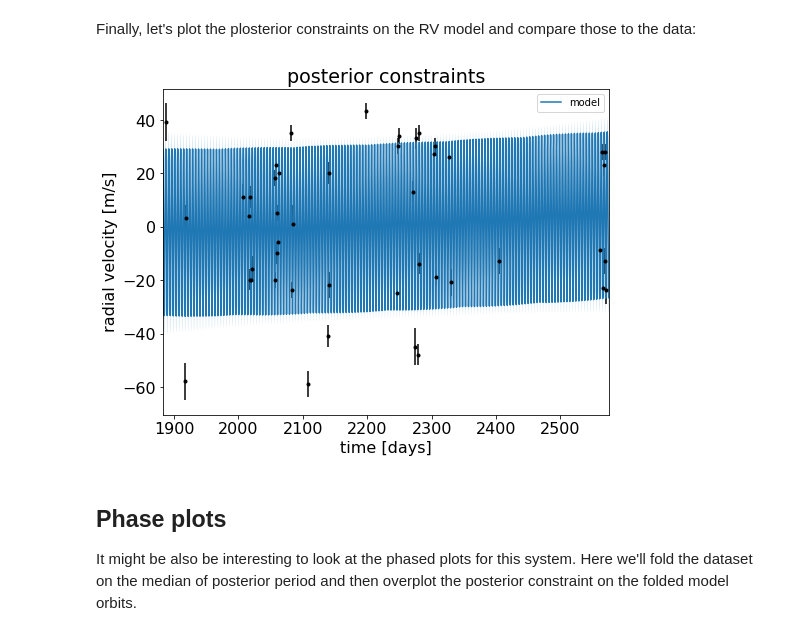
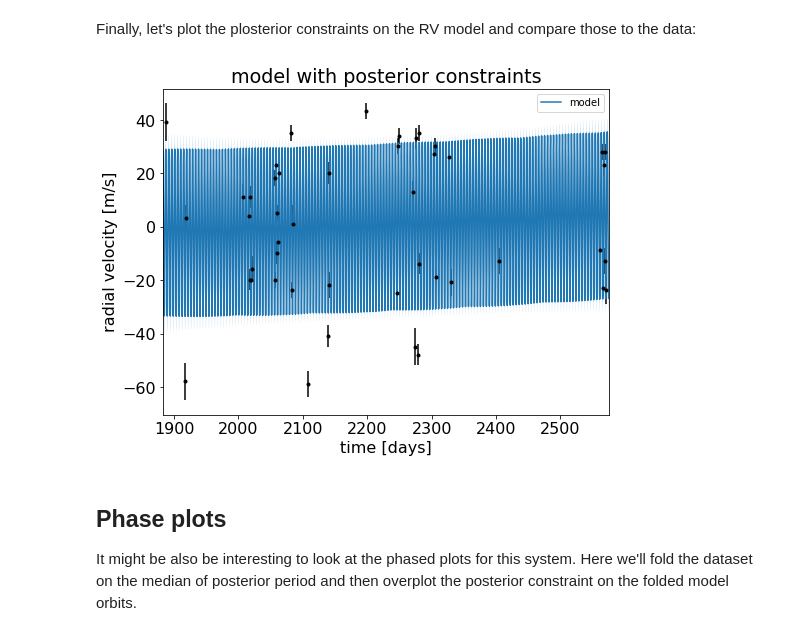
Before and after one commit to juanserrano90/tess_sophie_paper, a Jupyter notebook: rv_1273.ipynb, the cells around one changed output. Saved outputs shown, nothing was run; the diff lists cells and outputs as text; code cells hidden in the pictures.

```diff
--- a/rv_1273.ipynb
+++ b/rv_1273.ipynb
@@ -54,12 +32,11 @@ t = np.linspace(x.min() - 5, x.max() + 5, 3000)
 
 # We know the period and transit times from the TESS data BLS parameters
 # we also know the duration and depth. let's estimate the expected semi-amplitude K for the planet
-import exoplanet as xo
 
-period = 4.63133263
+period = 4.631301
 period_err = 0.00004
-t0 = 1712.34505442
-t0_err = 0.00092
+t0 = 1712.34659
+t0_err = 0.0012
 K = xo.estimate_semi_amplitude(period, x, y, yerr, t0s=t0)
 print(K, "m/s")
 # %% [output]
@@ -279,21 +255,22 @@ Finally, let's plot the plosterior constraints on the RV model and compare those
 # %%
 plt.errorbar(x, y, yerr=yerr, fmt=".k")
 
 # Compute the posterior predictions for the RV model
 rv_pred = trace.posterior["rv_model_pred"].values
 pred = np.percentile(rv_pred, [16, 50, 84], axis=(0, 1))
 plt.plot(t, pred[1], color="C0", label="model")
 art = plt.fill_between(t, pred[0], pred[2], color="C0", alpha=0.3)
 art.set_edgecolor("none")
 
 plt.legend(fontsize=10)
 plt.xlim(t.min(), t.max())
 #plt.xlim(2000,2030)
 plt.xlabel("time [days]")
 plt.ylabel("radial velocity [m/s]")
-_ = plt.title("posterior constraints")
+_ = plt.title("model with posterior constraints")
+plt.savefig('rvfit_posterior_1273.png',dpi=200,bbox_inches='tight')
 # %% [output]
-[figure, old version]
+[figure, new version]
 # %% [markdown]
 ## Phase plots
 
```
Also changed, not shown: parts of 20 cells of this notebook, 5 other files.
